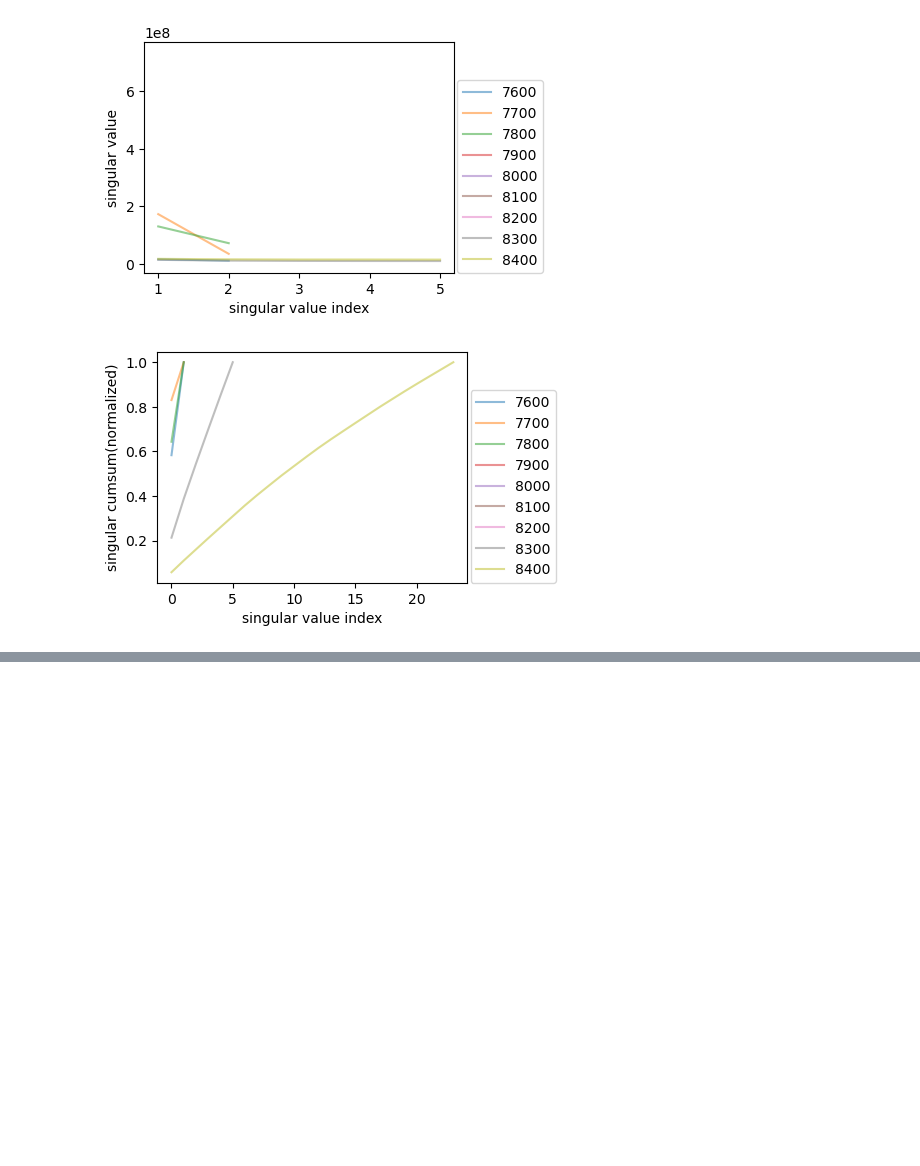
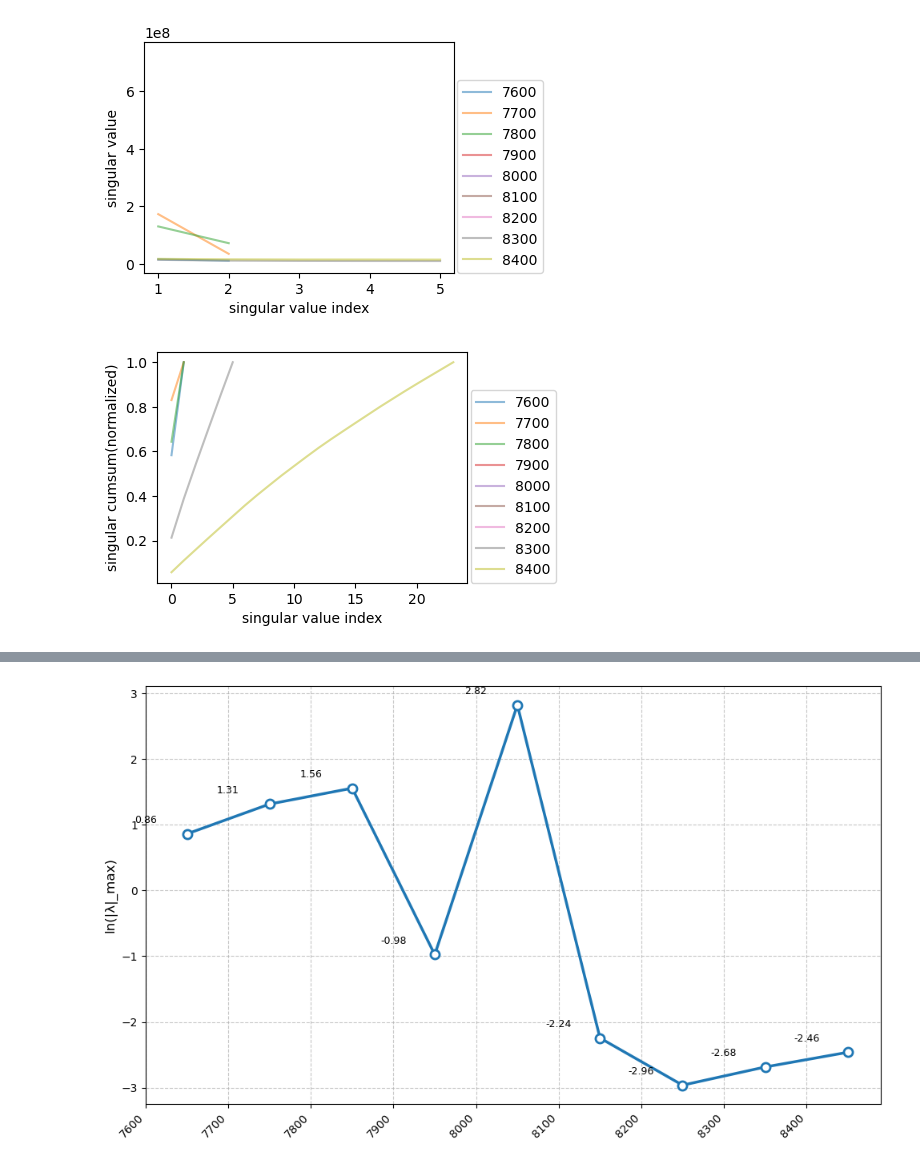
Before and after one commit to Matthew-ymz/Time-series-forecasting-for-causal-emergence, a Jupyter notebook: postprocessing/jacobian_svd_couzin.ipynb, the cells around one changed output, grey strips where cells are left out. Drawn from its saved outputs; the diff is of its cells as text; code cells hidden in the pictures; blank space fills up the shorter version.

```diff
--- a/postprocessing/jacobian_svd_couzin.ipynb
+++ b/postprocessing/jacobian_svd_couzin.ipynb
@@ -81,0 +52,8 @@ plt.plot(gini_ls)
+# %%
+from svd_tool import macro_analysis
+start = 7600
+end = 8500
+interval = 100
+macro_analysis(us, mats, start, end, interval)
+# %% [output]
+[figure, added]
```
Also changed, not shown: parts of 7 cells of this notebook, 5 other files.
